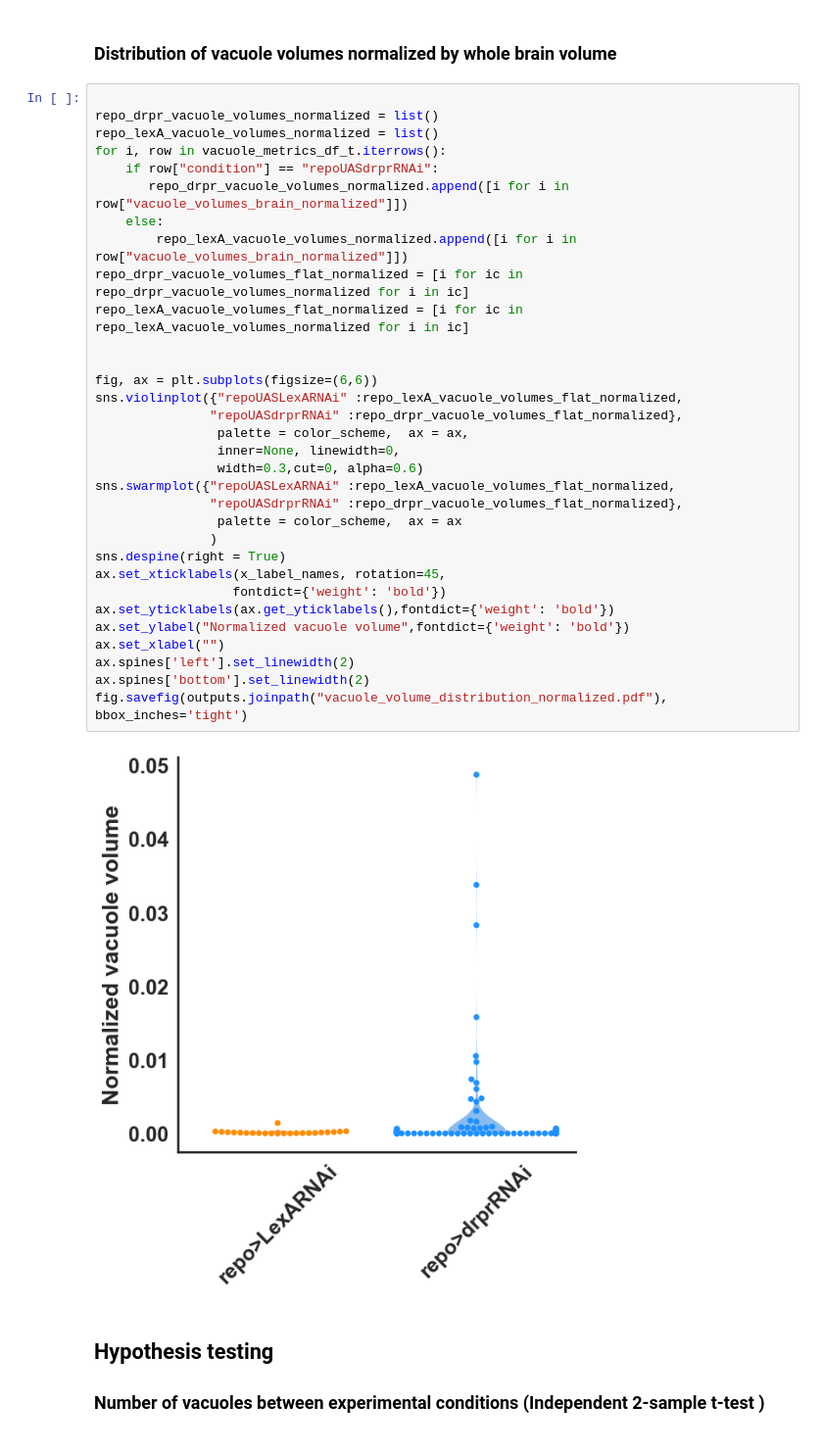
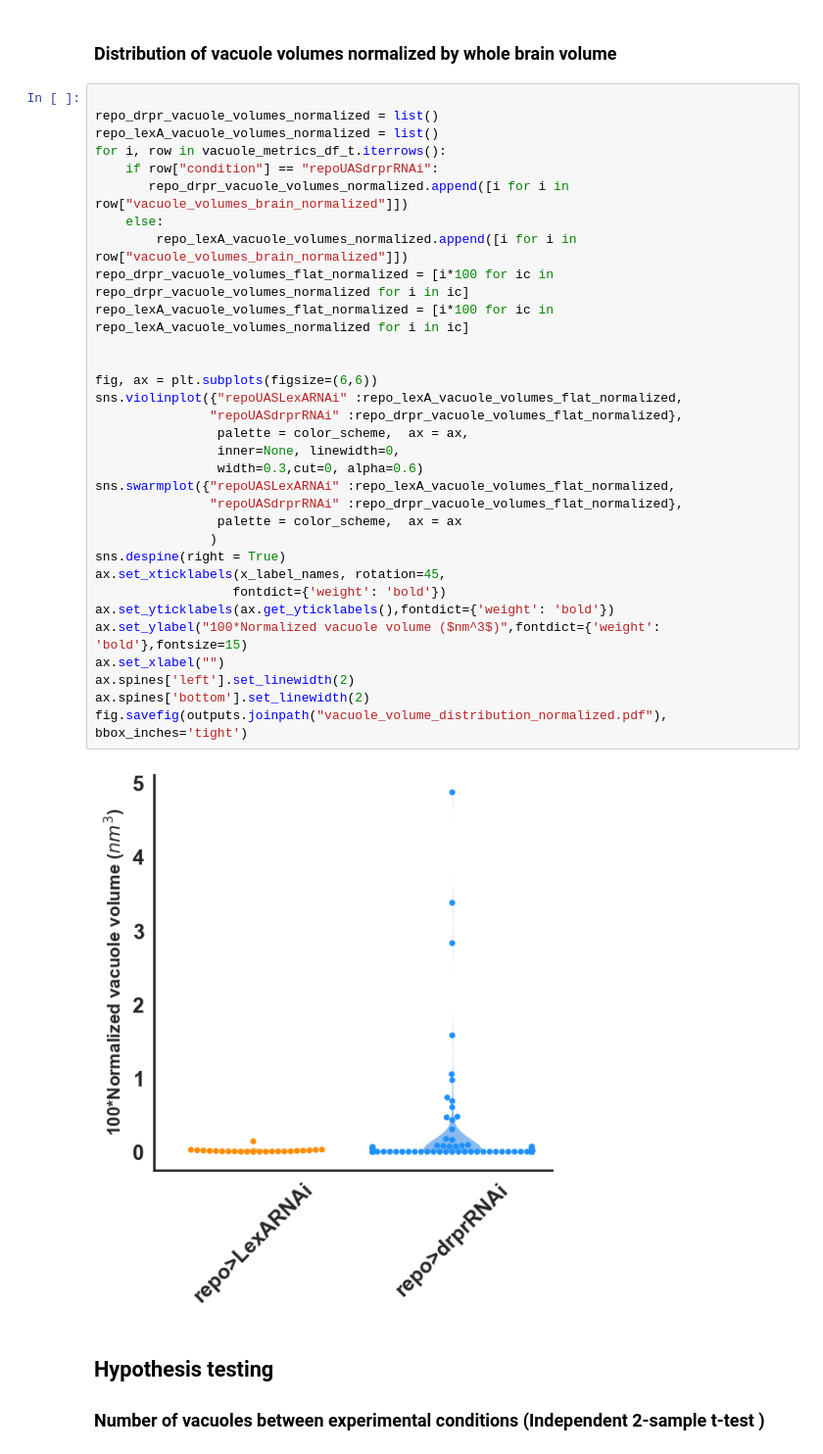
Before and after one commit to McCallLabBU/neurodegeneration_vacuole_quantification, a Jupyter notebook: notebooks/quantify_vacuoles_fromMesh_LiuBandyadka2024.ipynb, the cells around one changed output. Shown: that part at 98% size. Saved outputs shown, nothing was run; the diff lists cells and outputs as text.

```diff
--- a/notebooks/quantify_vacuoles_fromMesh_LiuBandyadka2024.ipynb
+++ b/notebooks/quantify_vacuoles_fromMesh_LiuBandyadka2024.ipynb
@@ -232,37 +232,37 @@ fig.savefig(outputs.joinpath("vacuole_volume_distribution.pdf"), bbox_inches='ti
 # %%
 
 repo_drpr_vacuole_volumes_normalized = list()
 repo_lexA_vacuole_volumes_normalized = list()
 for i, row in vacuole_metrics_df_t.iterrows():
     if row["condition"] == "repoUASdrprRNAi":
        repo_drpr_vacuole_volumes_normalized.append([i for i in row["vacuole_volumes_brain_normalized"]])
     else:
         repo_lexA_vacuole_volumes_normalized.append([i for i in row["vacuole_volumes_brain_normalized"]])
-repo_drpr_vacuole_volumes_flat_normalized = [i for ic in repo_drpr_vacuole_volumes_normalized for i in ic]
-repo_lexA_vacuole_volumes_flat_normalized = [i for ic in repo_lexA_vacuole_volumes_normalized for i in ic]
+repo_drpr_vacuole_volumes_flat_normalized = [i*100 for ic in repo_drpr_vacuole_volumes_normalized for i in ic]
+repo_lexA_vacuole_volumes_flat_normalized = [i*100 for ic in repo_lexA_vacuole_volumes_normalized for i in ic]
 
 
 fig, ax = plt.subplots(figsize=(6,6))
 sns.violinplot({"repoUASLexARNAi" :repo_lexA_vacuole_volumes_flat_normalized,
                "repoUASdrprRNAi" :repo_drpr_vacuole_volumes_flat_normalized},
                 palette = color_scheme,  ax = ax,
                 inner=None, linewidth=0,
                 width=0.3,cut=0, alpha=0.6)
 sns.swarmplot({"repoUASLexARNAi" :repo_lexA_vacuole_volumes_flat_normalized,
                "repoUASdrprRNAi" :repo_drpr_vacuole_volumes_flat_normalized},
                 palette = color_scheme,  ax = ax
                )
 sns.despine(right = True)
 ax.set_xticklabels(x_label_names, rotation=45,
                   fontdict={'weight': 'bold'})
 ax.set_yticklabels(ax.get_yticklabels(),fontdict={'weight': 'bold'})
-ax.set_ylabel("Normalized vacuole volume",fontdict={'weight': 'bold'})
+ax.set_ylabel("100*Normalized vacuole volume ($nm^3$)",fontdict={'weight': 'bold'},fontsize=15)
 ax.set_xlabel("")
 ax.spines['left'].set_linewidth(2)
 ax.spines['bottom'].set_linewidth(2)
 fig.savefig(outputs.joinpath("vacuole_volume_distribution_normalized.pdf"), bbox_inches='tight')
 # %% [output]
-[figure, old version]
+[figure, new version]
 # %% [markdown]
 ## Hypothesis testing
 ### Number of vacuoles between experimental conditions (Independent 2-sample t-test )
```
Also changed, not shown: parts of 1 cell of this notebook, 12 other files.
